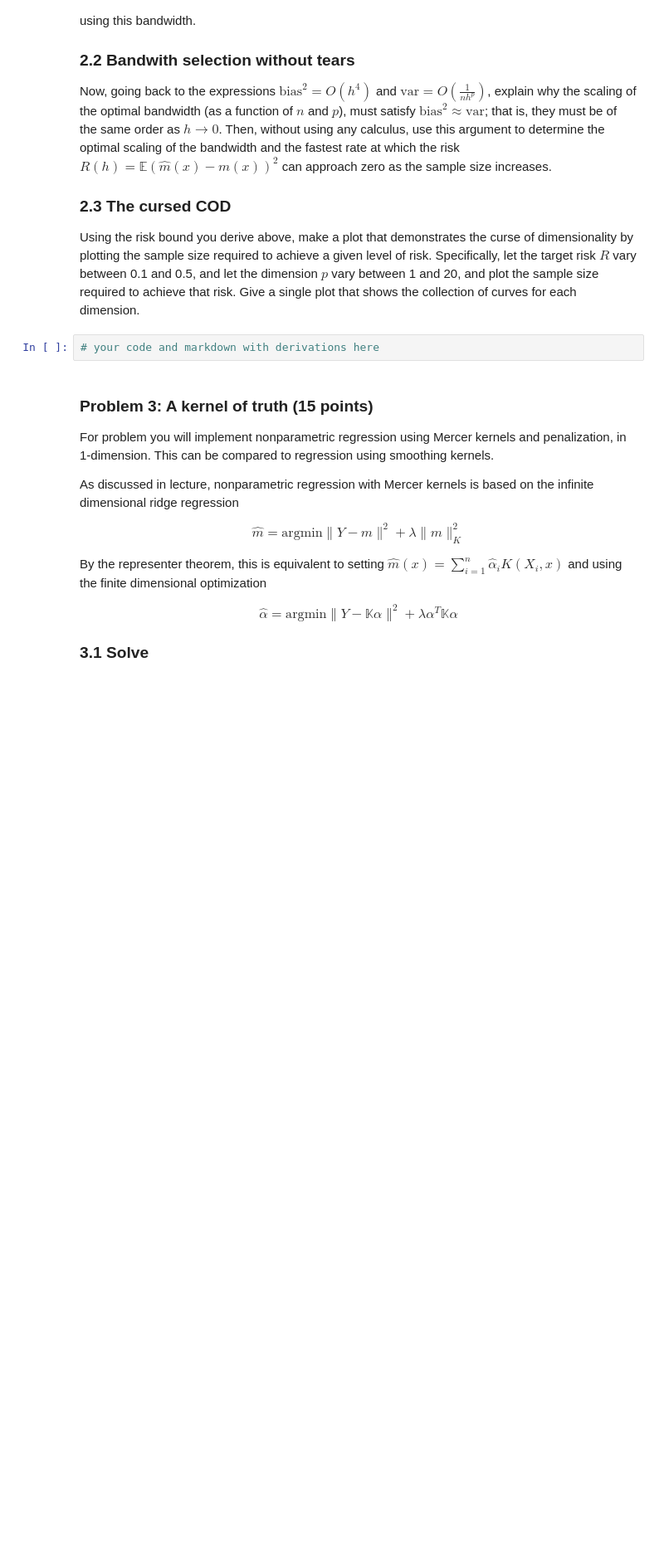
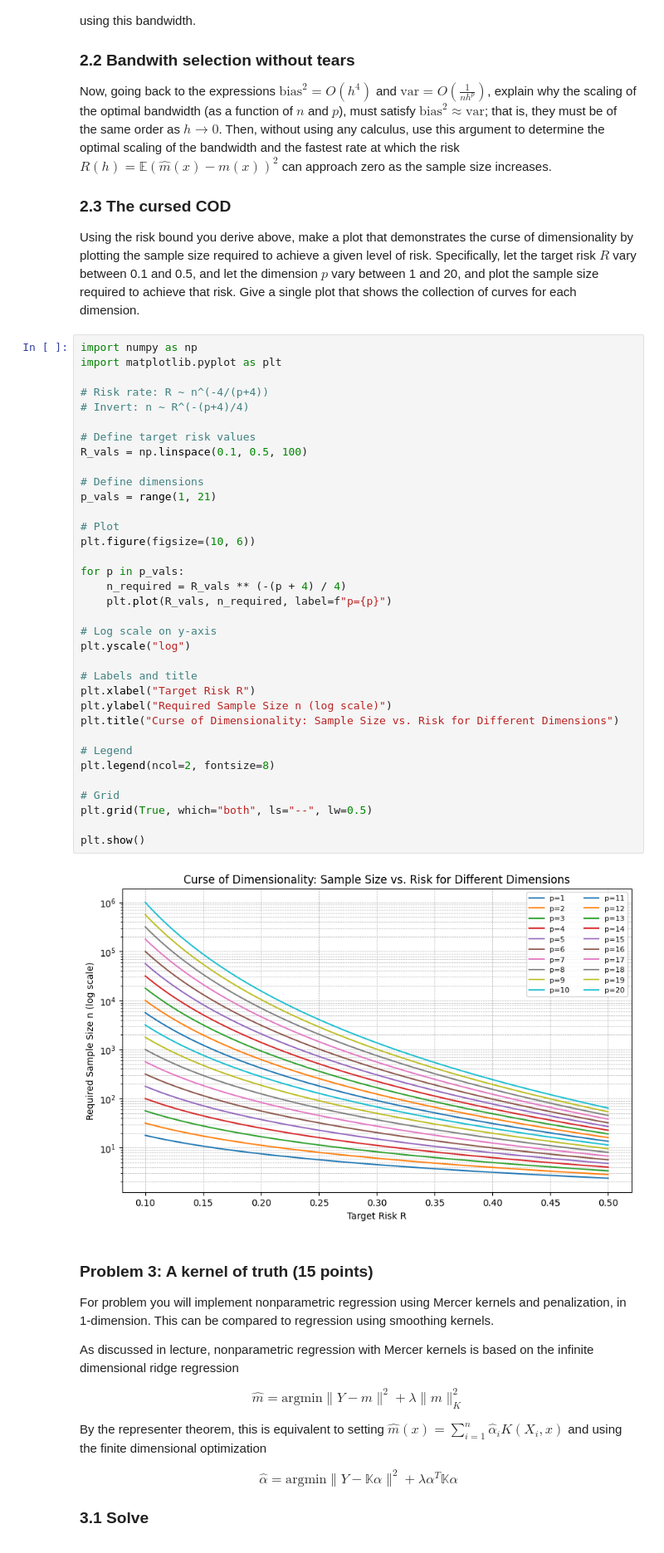
Before and after one commit to hascherj/IML_assignments, a Jupyter notebook: assignments/assn1/assn1.ipynb, the cells around one changed output. Shown at 83% size. Saved outputs shown, nothing was run; the diff lists cells and outputs as text; blank space fills up the shorter version.

```diff
--- a/assignments/assn1/assn1.ipynb
+++ b/assignments/assn1/assn1.ipynb
@@ -130,8 +217,43 @@ risk $R(h) = {\mathbb E}\left(\hat m(x) - m(x)\right)^2$ can approach zero as th
 ### 2.3 The cursed COD
 
 Using the risk bound you derive above, make a plot that demonstrates the curse of dimensionality by plotting the sample size required to achieve a given level of risk. Specifically, let the target risk $R$ vary between 0.1 and 0.5, and let the dimension $p$ vary between 1 and 20, and plot the sample size required to achieve that risk. Give a single plot that shows the collection of curves for each dimension.
-# %%
-# your code and markdown with derivations here
+# %%
+import numpy as np
+import matplotlib.pyplot as plt
+
+# Risk rate: R ~ n^(-4/(p+4))
+# Invert: n ~ R^(-(p+4)/4)
+
+# Define target risk values
+R_vals = np.linspace(0.1, 0.5, 100)
+
+# Define dimensions
+p_vals = range(1, 21)
+
+# Plot
+plt.figure(figsize=(10, 6))
+
+for p in p_vals:
+    n_required = R_vals ** (-(p + 4) / 4)
+    plt.plot(R_vals, n_required, label=f"p={p}")
+
+# Log scale on y-axis
+plt.yscale("log")
+
+# Labels and title
+plt.xlabel("Target Risk R")
+plt.ylabel("Required Sample Size n (log scale)")
+plt.title("Curse of Dimensionality: Sample Size vs. Risk for Different Dimensions")
+
+# Legend
+plt.legend(ncol=2, fontsize=8)
+
+# Grid
+plt.grid(True, which="both", ls="--", lw=0.5)
+
+plt.show()
+# %% [output]
+[figure, added]
 # %% [markdown]
 ### Problem 3: A kernel of truth (15 points)
 
```
Also changed, not shown: parts of 14 cells of this notebook.
